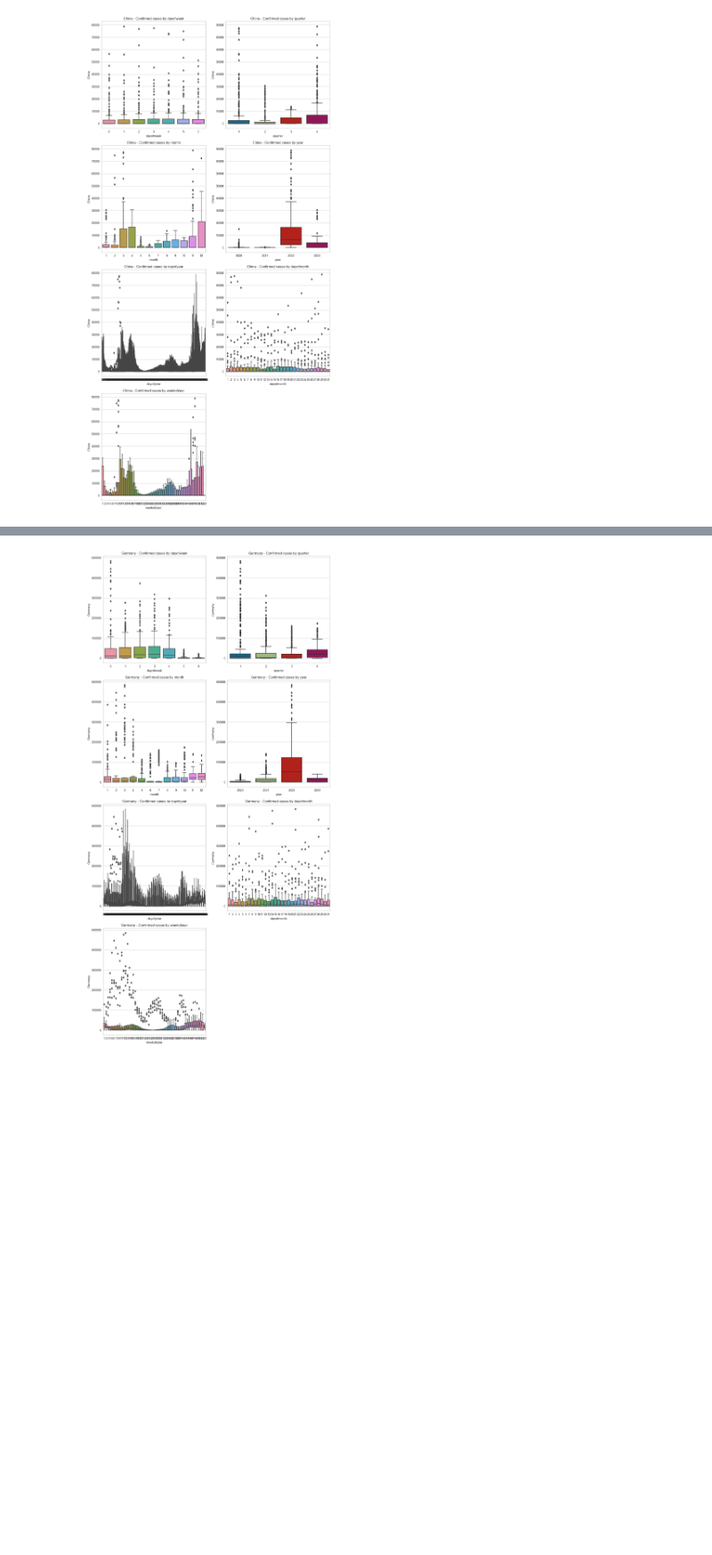
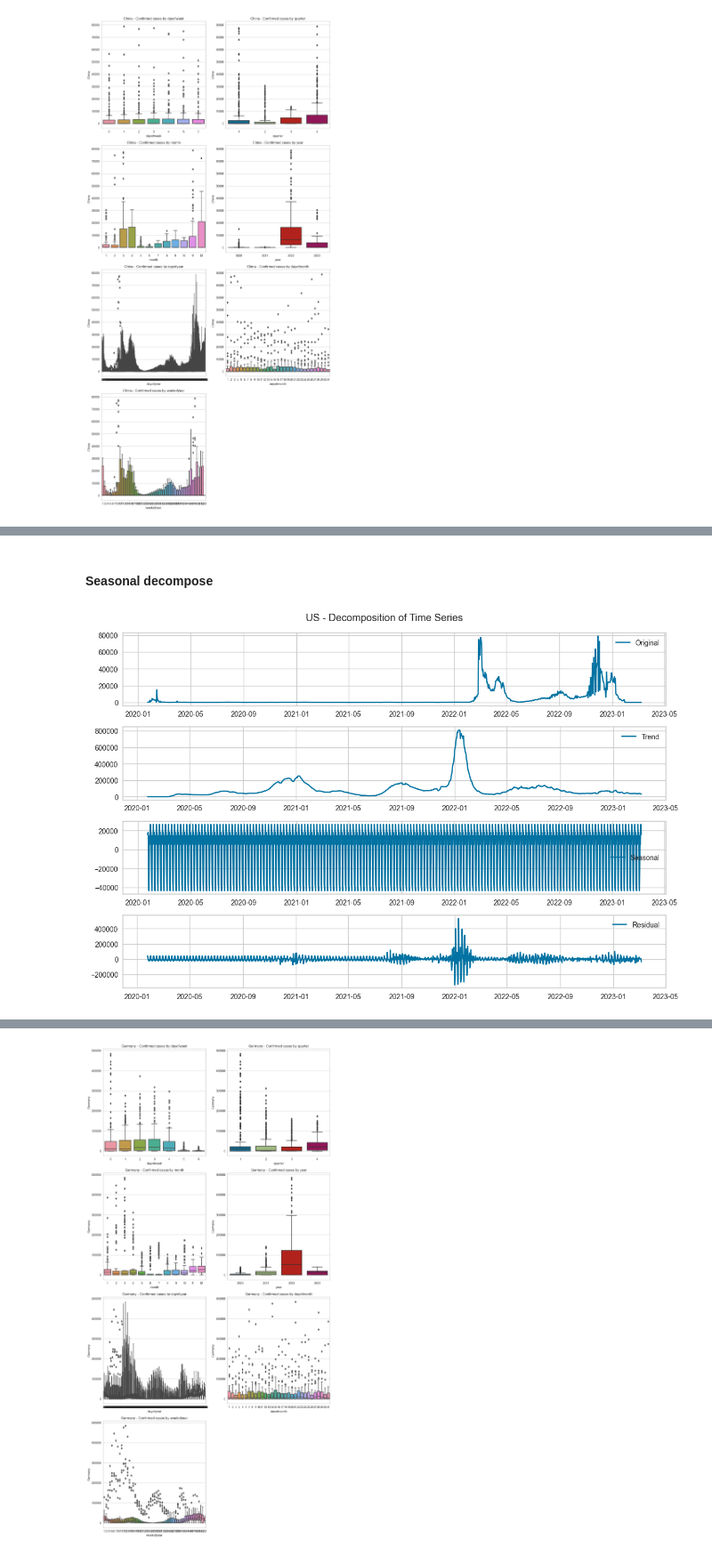
Before and after one commit to thisisqubika/talos-forecasting, a Jupyter notebook: covid19_confirmed_cases_1_EDA.ipynb, the cells around one changed output, grey strips where cells are left out. Shown at 89% size. Cells and saved outputs as stored; diff of their text form; code cells hidden in the pictures; blank space fills up the shorter version.

```diff
--- a/covid19_confirmed_cases_1_EDA.ipynb
+++ b/covid19_confirmed_cases_1_EDA.ipynb
@@ -271,0 +339,6 @@ box_plot_by_country_feature(df_confirmed_subset, 'India')
+# %% [markdown]
+#### Seasonal decompose
+# %%
+plot_seasonal_decompose(df_confirmed_subset, 'US')
+# %% [output]
+[figure, added]
```
Also changed, not shown: parts of 67 cells of this notebook.
